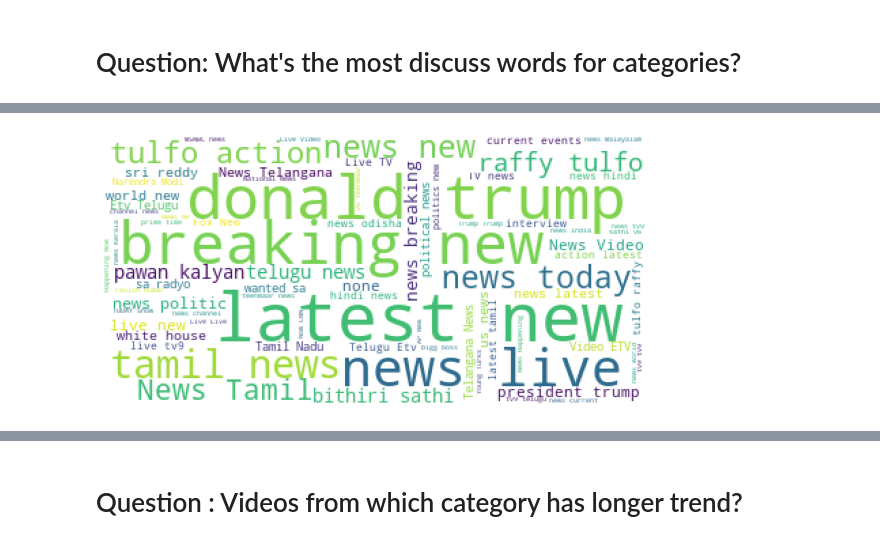
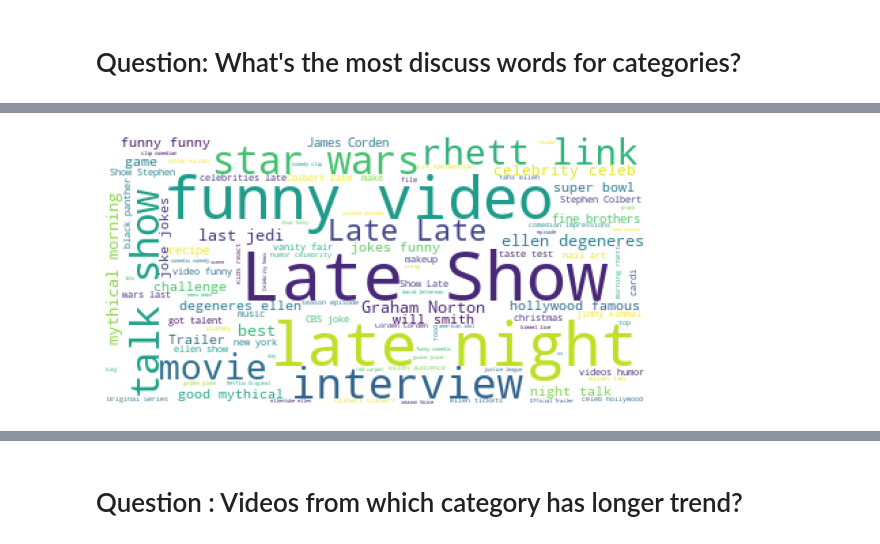
Before and after one commit to nilayduzkesen/EDA-Youtube-Project, a Jupyter notebook: EDA-Youtube Project!.ipynb, the cells around one changed output, grey strips where cells are left out. Cells and saved outputs as stored; diff of their text form; code cells hidden in the pictures.

```diff
--- a/EDA-Youtube Project!.ipynb
+++ b/EDA-Youtube Project!.ipynb
@@ -380,9 +385,11 @@ AttributeError: 'Series' object has no attribute 'video_id'
 # %% [markdown]
 # Question: What's the most discuss words for categories?
 # %%
-def wcloud(data,bgcolor):
+
+def wcloud(data,bgcolor,country,category):
     plt.figure(figsize = (12,5))
     cloud = WordCloud(background_color = bgcolor, max_words = 100,  max_font_size = 50)
+    data = all_data[(all_data['category']==category)&(all_data['country']==country)]['tags']
     cloud.generate(' '.join(data))
     plt.imshow(cloud)
     plt.axis('off')
@@ -389,8 +402,6 @@ def wcloud(data,bgcolor):
 # %%
-#News & Politics
+#tags_wordss = all_data[all_data['category']=='News & Politics']['tags']
 
-tags_wordss = all_data[all_data['category']=='News & Politics']['tags']
-
-wcloud(tags_wordss,'white')
+wcloud(data,'white','US','Entertainment')
 # %% [output]
-[figure, old version]
+[figure, new version]
```
Also changed, not shown: parts of 26 cells of this notebook.
